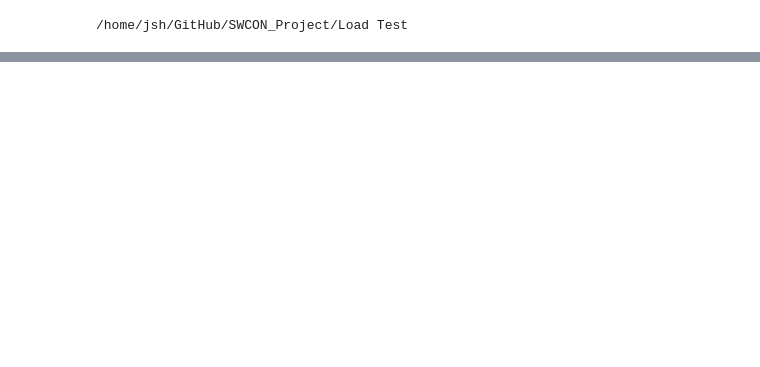
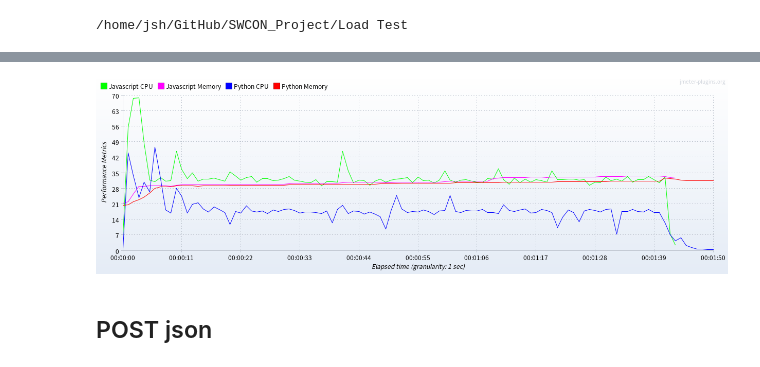
Before and after one commit to SeongHyukJang/Server-Performance-Analysis, a Jupyter notebook: Load Test Results.ipynb, the cells around one changed output, grey strips where cells are left out. Drawn from its saved outputs; the diff is of its cells as text; code cells hidden in the pictures; blank space fills up the shorter version.

Commit message:
merge images

```diff
--- a/Load Test Results.ipynb
+++ b/Load Test Results.ipynb
@@ -60,0 +19,5 @@ Image('GET_html.png')
+# %%
+cpu_mem_get_json = Image('GET_json.png')
+cpu_mem_post_json = Image('POST_json.png')
+cpu_mem_get_calc = Image('GET_calc.png')
+cpu_mem_get_html = Image('GET_html.png')
@@ -60,0 +30,6 @@ Image('GET_html.png')
+# %%
+cpu_mem_get_json
+# %% [output]
+[figure, added]
+# %% [markdown]
+## POST json
```
Also changed, not shown: parts of 25 cells of this notebook, 12 other files.
